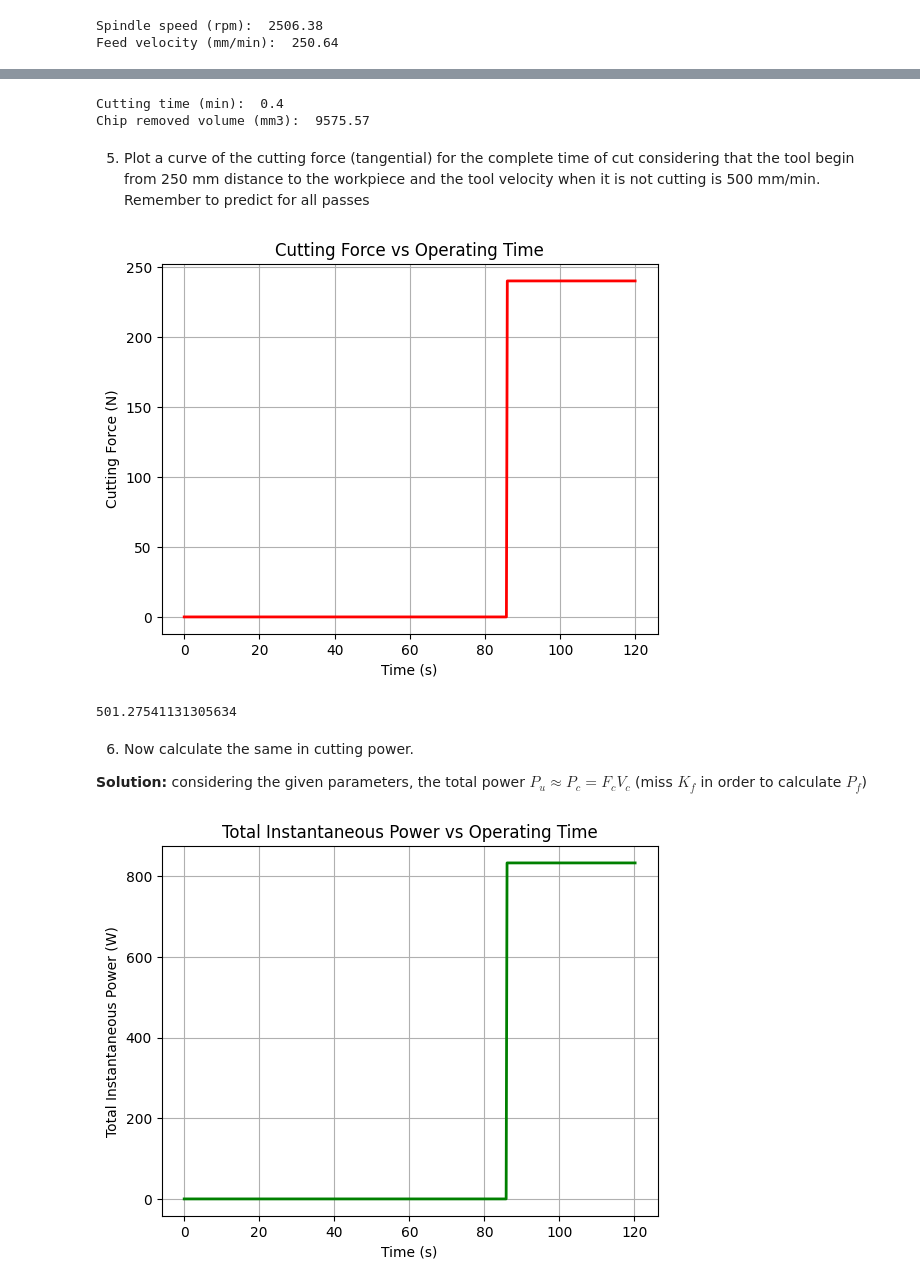
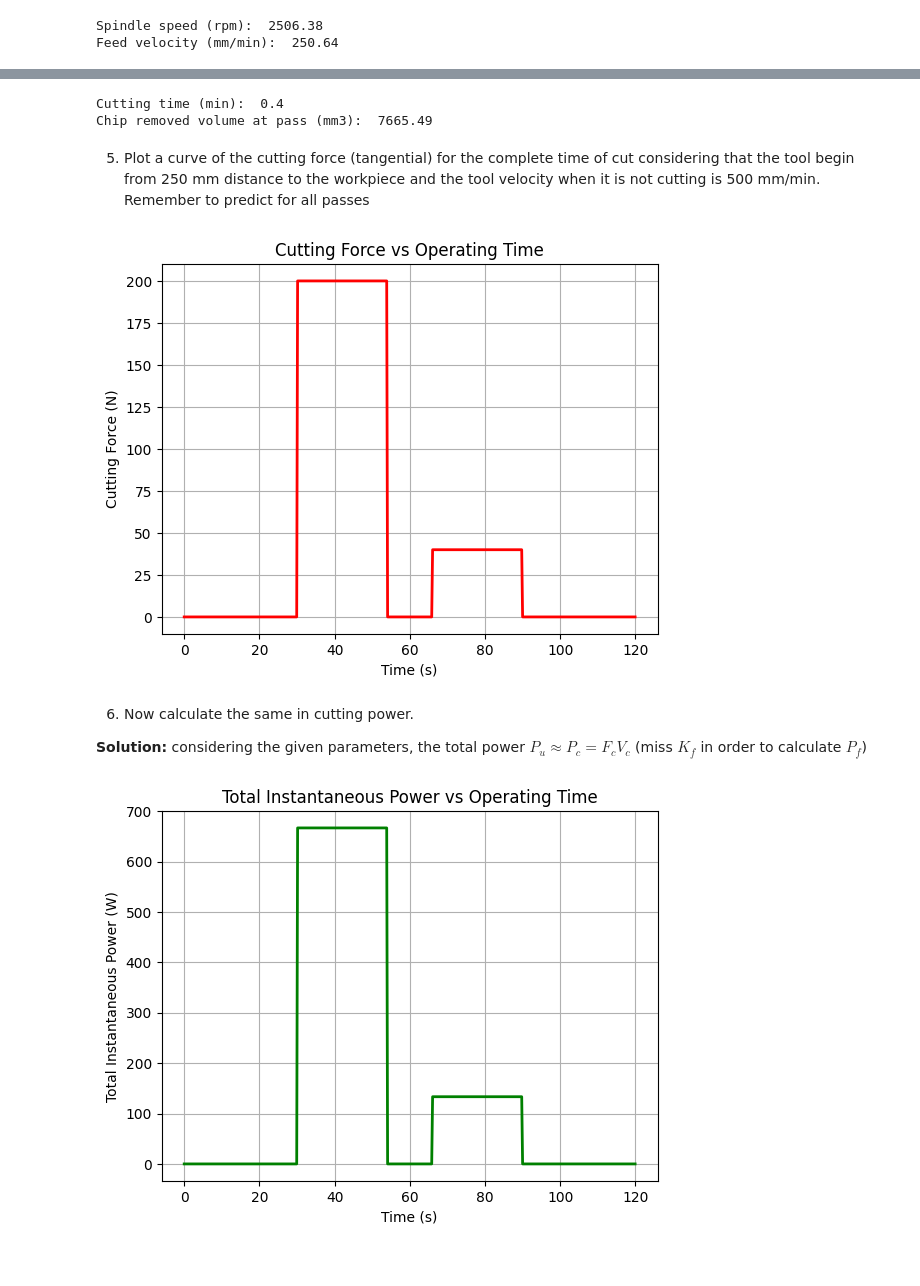
Before and after one commit to PaoloRos/MASSMa, a Jupyter notebook: Forces_in_Turning.ipynb, the cells around one changed output, grey strips where cells are left out. Saved outputs shown, nothing was run; the diff lists cells and outputs as text; code cells hidden in the pictures.

```diff
--- a/Forces_in_Turning.ipynb
+++ b/Forces_in_Turning.ipynb
@@ -19,4 +19,5 @@ import numpy as np
 # %%
 Di=1*25.4   #(mm)
 Df=23   #(mm)
-ap=(Di-Df)/2 # is it more than the maximum depth of cut ?
+ap_total=(Di-Df)/2 # is it more than the maximum depth of cut ?
+print("Depth of cut (mm): ", round(ap_total,2))
@@ -32,6 +31,8 @@ Depth of cut (mm):  1.2
 * Spindle speed: $N (\mathrm{rpm}) = \frac{V_c}{\pi \, D_i}$
 * Feed velocity: $V_f (\mathrm{mm/min}) = f_z \cdot n_{tooth} \cdot N$
 # %%
+ap = 1  #(mm) -> duty depth of cut
+
 Vc = 200 * (10**3)  #(mm/min)
 N = Vc/(np.pi*Di)   #(rpm)
 print("Spindle speed (rpm): ", round(N, 2))
@@ -73,10 +74,11 @@ Lu = 100    #(mm)
 tu = Lu/Vf  #(min)
 print("Cutting time (min): ", round(tu,2))
 
-Vol_u = ap*np.pi*Di*Lu #(mm3)
-print("Chip removed volume (mm3): ", round(Vol_u,2))
+Vol_u = np.pi*Lu*( Di**2 - (Di - 2*ap)**2 )/4
+#Vol_u = ap*np.pi*Di*Lu #(mm3)
+print("Chip removed volume at pass (mm3): ", round(Vol_u,2))
 # %% [output]
 Cutting time (min):  0.4
-Chip removed volume (mm3):  9575.57
+Chip removed volume at pass (mm3):  7665.49
 # %% [markdown]
 5) Plot a curve of the cutting force (tangential) for the complete time of cut considering that the tool begin from 250 mm distance to the workpiece and the tool velocity when it is not cutting is 500 mm/min. Remember to predict for all passes
@@ -83,20 +120,4 @@ Chip removed volume (mm3):  9575.57
 # %%
-import matplotlib.pyplot as plt
-
-# Complete time
-tm = 120    #(min)
-# Lengths
-L1 = 250    #(mm)
-dl = 1  #(mm) -> spatial step
-dt = dl/Vf * 60  #(s) -> temporal step: required step in order to move of dl=1mm
-
-# Number of elements
-N = round(tm/dt) + 1
-
-time = np.arange(0, tm, dt)
-length = np.arange(0, L1+Lu, (L1+Lu)/N)
-force = np.where(length > L1, Fc, 0)
-
 M = np.column_stack((time, length, force))
 
 plt.plot(M[:,0], M[:,2], color="red", linewidth=2)
@@ -106,26 +127,21 @@ plt.grid(True)
 plt.title("Cutting Force vs Operating Time")
 plt.show()
 # %% [output]
-[figure, old version]
+[figure, new version]
-# %%
-print(tm/dt)
-# %% [output]
-501.27541131305634
 # %% [markdown]
 6) Now calculate the same in cutting power.
 
 **Solution:** considering the given parameters, the total power $P_u \approx P_c = F_c V_c$ (miss $K_f$ in order to calculate $P_f$)
 # %%
-Vc = Vc * (10**(-3)/60)  #(mm/min -> m/s)
-Pc = force * Vc # where's no material => Fc = 0
+Pc = force * Vc_new # where's no material => Fc = 0
 
 M = np.column_stack((M, Pc))
 
 plt.plot(M[:,0], M[:,3], color="green", linewidth=2)
 plt.xlabel("Time (s)")
 plt.ylabel("Total Instantaneous Power (W)")
 plt.grid(True)
 plt.title("Total Instantaneous Power vs Operating Time")
 plt.show()
 # %% [output]
-[figure, old version]
+[figure, new version]
```
Also changed, not shown: parts of 5 cells of this notebook.
